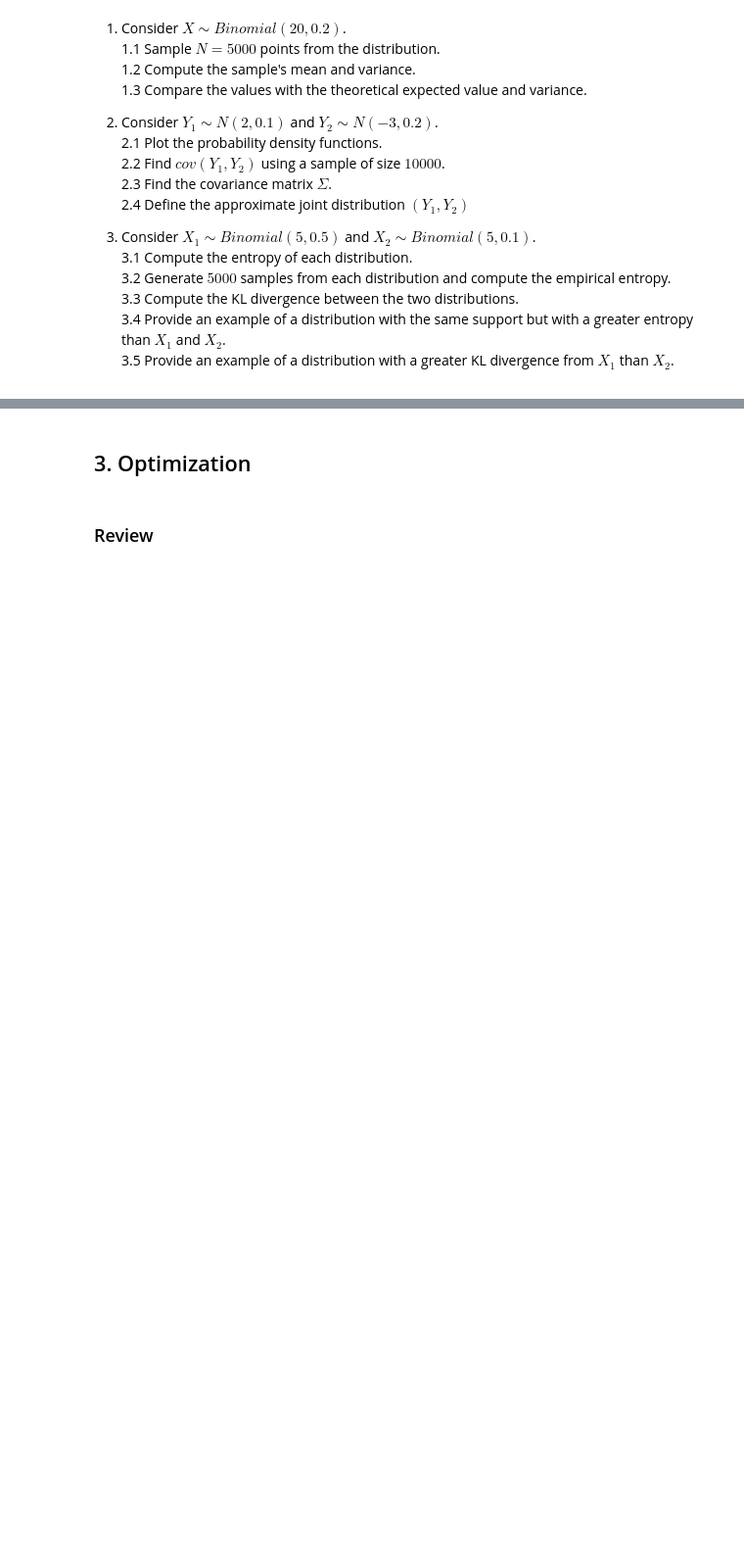
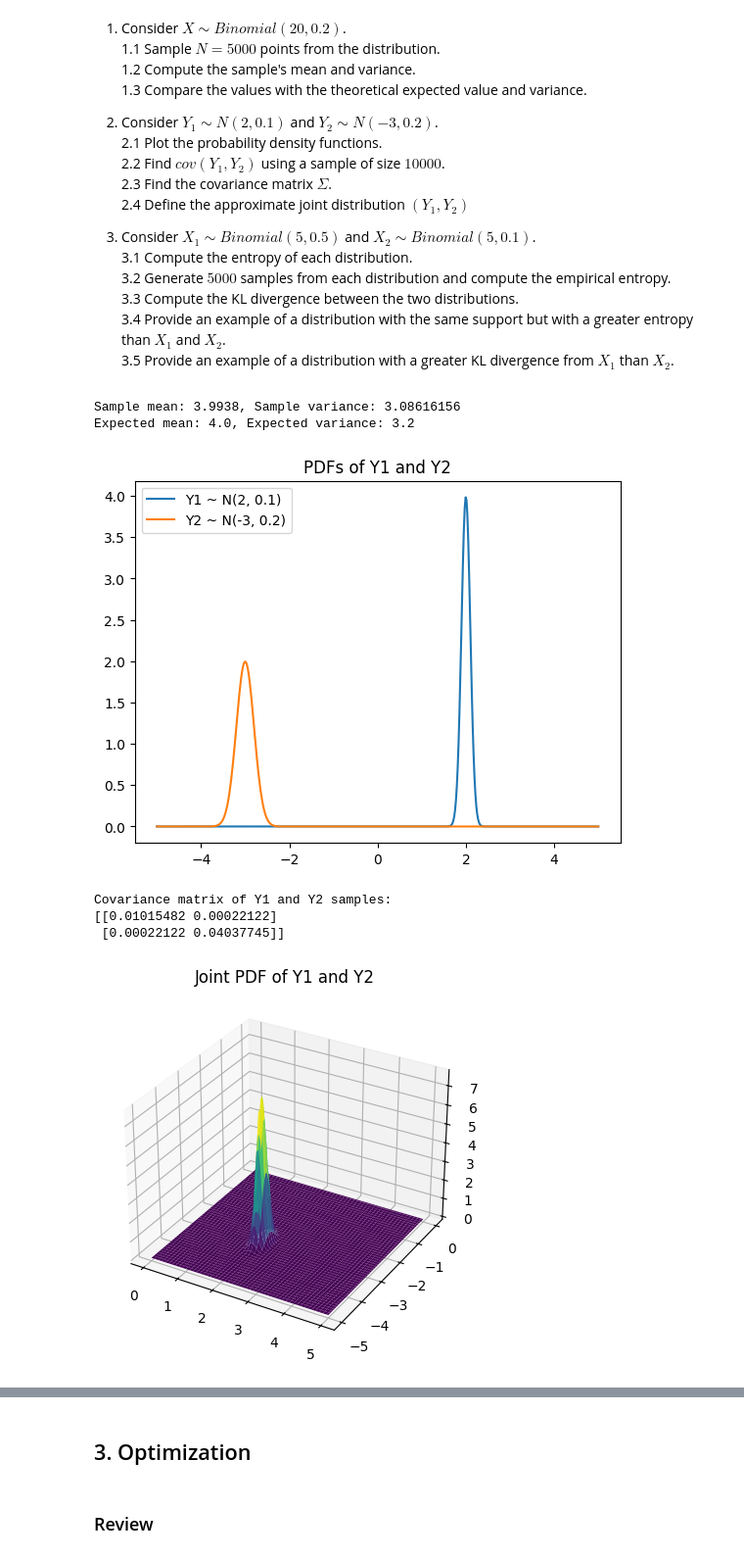
Before and after one commit to Joao03Guilherme/Deep-Learning, a Jupyter notebook: Practical 1/practical1.ipynb, the cells around one changed output, grey strips where cells are left out. Shown at 98% size. Cells and saved outputs as stored; diff of their text form; code cells hidden in the pictures; blank space fills up the shorter version.

```diff
--- a/Practical 1/practical1.ipynb
+++ b/Practical 1/practical1.ipynb
@@ -681,3 +780,58 @@ plt.show()
 3.3 Compute the KL divergence between the two distributions.
 3.4 Provide an example of a distribution with the same support but with a greater entropy than $X_1$ and $X_2$.
 3.5 Provide an example of a distribution with a greater KL divergence from $X_1$ than $X_2$.
+# %%
+# Exercise 1
+n = 5000
+bi_samp = binom(20,0.2).rvs(n)
+bi_mean = bi_samp.mean()
+bi_var = bi_samp.var()
+print(f'Sample mean: {bi_mean}, Sample variance: {bi_var}')
+
+expected_mean = 20 * 0.2
+expected_var = 20 * 0.2 * (1 - 0.2)
+
+print(f'Expected mean: {expected_mean}, Expected variance: {expected_var}')
+# %% [output]
+Sample mean: 3.9938, Sample variance: 3.08616156
+Expected mean: 4.0, Expected variance: 3.2
+# %%
+# Exercise 2
+Y1 = norm(2,0.1)
+Y2 = norm(-3,0.2)
+
+def plot_pdfs(rv1, rv2, title='PDFs of Y1 and Y2'):
+    x = np.linspace(-5, 5, 500)
+    plt.plot(x, rv1.pdf(x), label='Y1 ~ N(2, 0.1)')
+    plt.plot(x, rv2.pdf(x), label='Y2 ~ N(-3, 0.2)')
+    plt.title(title)
+    plt.legend()
+    plt.show()
+
+plot_pdfs(Y1, Y2)
+
+y1_samples = Y1.rvs(10000)
+y2_samples = Y2.rvs(10000)
+cov_matrix = np.cov(y1_samples, y2_samples)
+print('Covariance matrix of Y1 and Y2 samples:')
+print(cov_matrix)
+
+joint_rv = multivariate_normal([2, -3], cov_matrix)
+def plot_joint_pdf(joint_rv, title='Joint PDF of Y1 and Y2'):
+    fig = plt.figure()
+    ax = fig.add_subplot(111, projection='3d')
+    x = np.linspace(0, 5, 100)
+    y = np.linspace(-5, 0, 100)
+    X, Y = np.meshgrid(x, y)
+    pos = np.dstack((X, Y))
+    Z = joint_rv.pdf(pos)
+    ax.plot_surface(X, Y, Z, cmap="viridis", edgecolor='none')
+    plt.title(title)
+    plt.show()
+plot_joint_pdf(joint_rv)
+# %% [output]
+[figure, added]
+Covariance matrix of Y1 and Y2 samples:
+[[0.01015482 0.00022122]
+ [0.00022122 0.04037745]]
+[figure, added]
```
Also changed, not shown: parts of 9 cells of this notebook.
